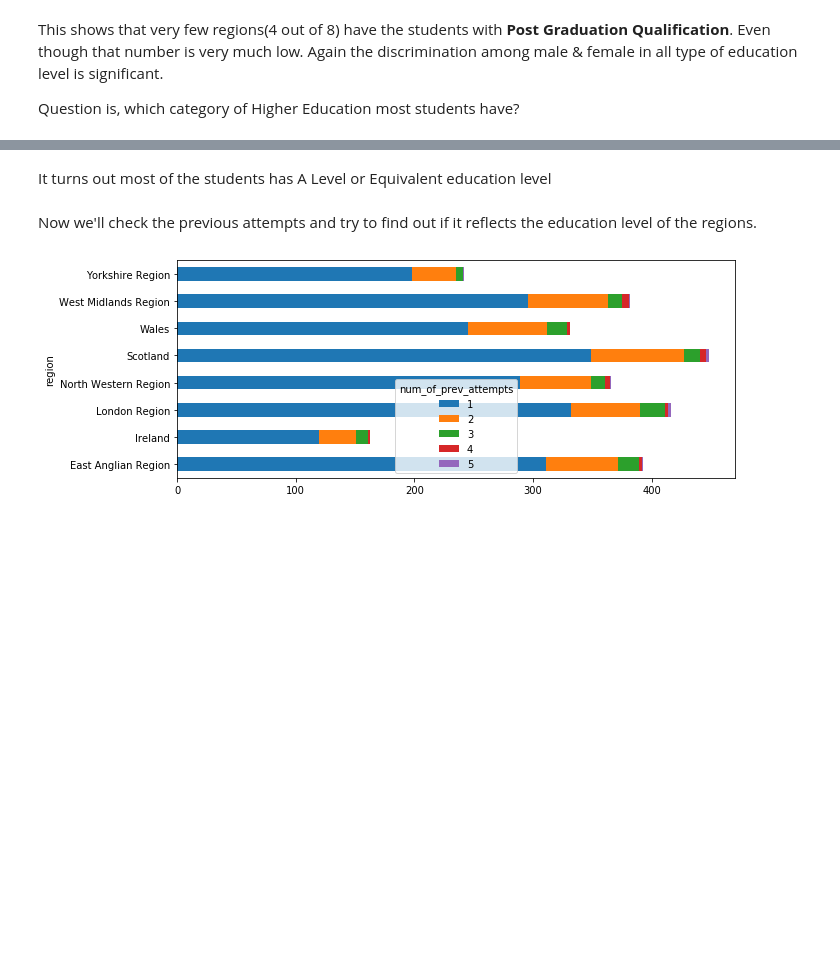
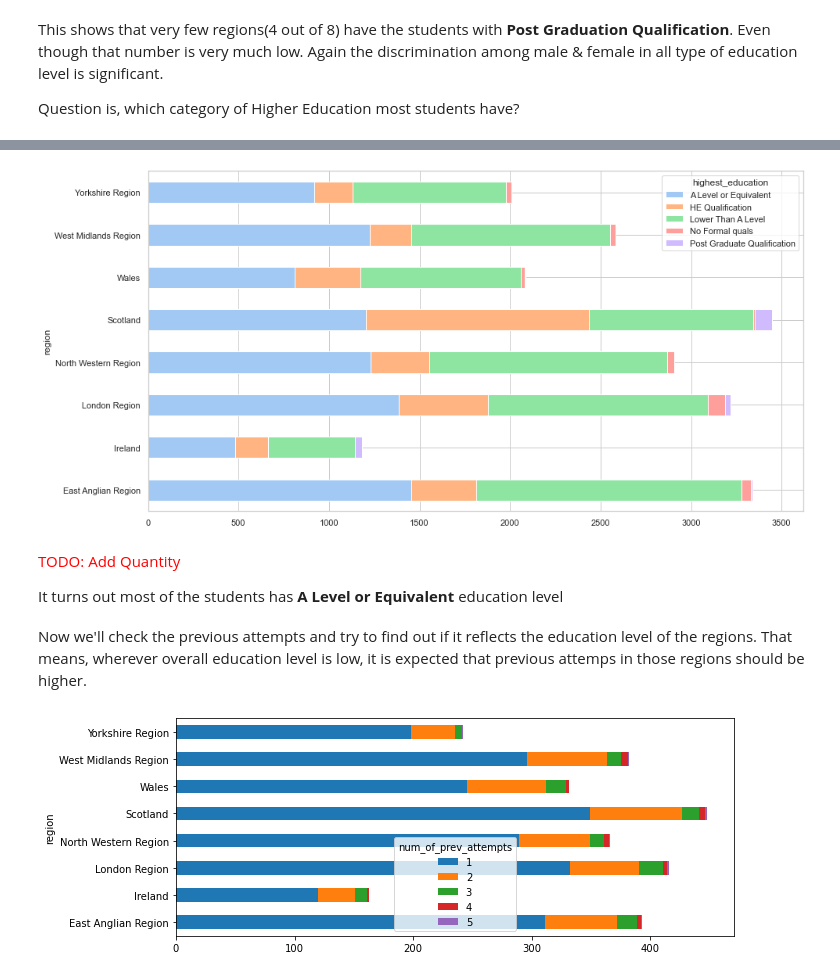
Before and after one commit to rayansami/behaviour-analysis, a Jupyter notebook: Analyzing_Open_University_Learning_Analytics_Dataset.ipynb, the cells around one changed output, grey strips where cells are left out. Cells and saved outputs as stored; diff of their text form; code cells hidden in the pictures; blank space fills up the shorter version.

```diff
--- a/Analyzing_Open_University_Learning_Analytics_Dataset.ipynb
+++ b/Analyzing_Open_University_Learning_Analytics_Dataset.ipynb
@@ -378,7 +302,12 @@ filtered_student_info.groupby(['highest_education']).size().plot(kind='barh')
+# %%
+pd.crosstab(filtered_student_info.region, filtered_student_info.highest_education).plot.barh(stacked = True, figsize=(15,8));
+# %% [output]
+[figure, added]
 # %% [markdown]
-It turns out most of the students has A Level or Equivalent education level
+<p style="color:red;"> TODO: Add Quantity</p>
+It turns out most of the students has <b>A Level or Equivalent</b> education level
 # %% [markdown]
-Now we'll check the previous attempts and try to find out if it reflects the education level of the regions.
+Now we'll check the previous attempts and try to find out if it reflects the education level of the regions. That means, wherever overall education level is low, it is expected that previous attemps in those regions should be higher.
 # %%
 filtered_student_info_previous_attempt_not_0 = filtered_student_info[filtered_student_info['num_of_prev_attempts'] != 0]
 pd.crosstab(filtered_student_info_previous_attempt_not_0.region, filtered_student_info_previous_attempt_not_0.num_of_prev_attempts).plot.barh(stacked = True, figsize=(10,4));
```
Also changed, not shown: parts of 27 cells of this notebook.
